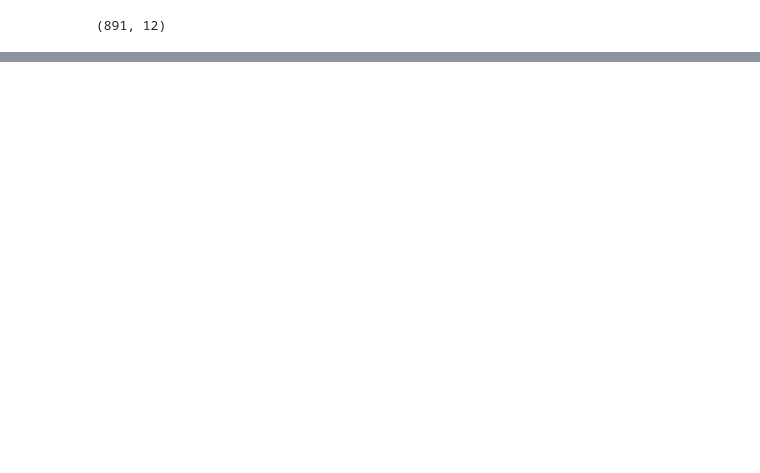
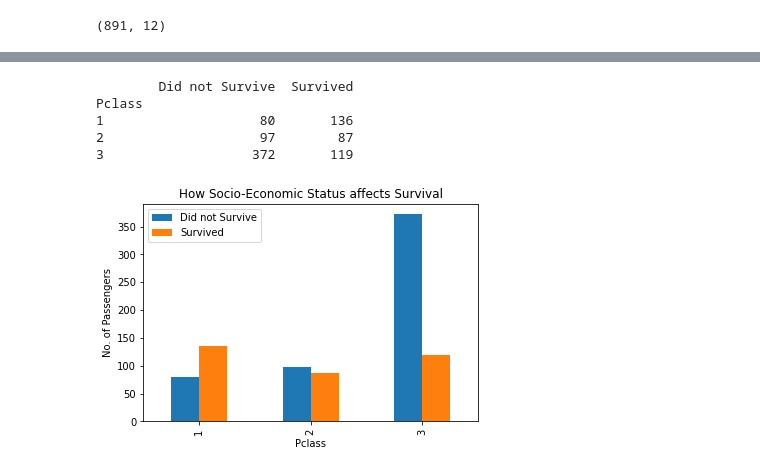
Before and after one commit to harshulkuhar/titanic-survival, a Jupyter notebook: titanic_survival_prediction.ipynb, the cells around one changed output, grey strips where cells are left out. Drawn from its saved outputs; the diff is of its cells as text; code cells hidden in the pictures; blank space fills up the shorter version.

```diff
--- a/titanic_survival_prediction.ipynb
+++ b/titanic_survival_prediction.ipynb
@@ -38,0 +59,18 @@ sns.countplot(df['Survived'], label='count')
+# %%
+# Socio-Economic Status on Survival
+def pclass_vs_survival_graph():
+    tab = pd.crosstab(df['Pclass'], df['Survived'])
+    tab.columns = ['Did not Survive', 'Survived']
+    print(tab)
+    graph = tab.plot(y=['Did not Survive', 'Survived'], kind='bar')
+    graph.set_ylabel('No. of Passengers')
+    graph.set_title('How Socio-Economic Status affects Survival')
+
+pclass_vs_survival_graph()
+# %% [output]
+        Did not Survive  Survived
+Pclass
+1                    80       136
+2                    97        87
+3                   372       119
+[figure, added]
```
Also changed, not shown: parts of 17 cells of this notebook, 1 other file.
